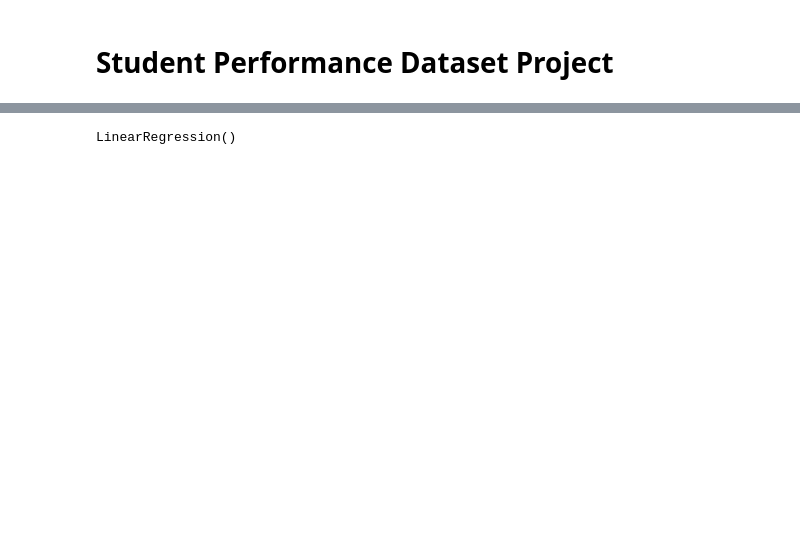
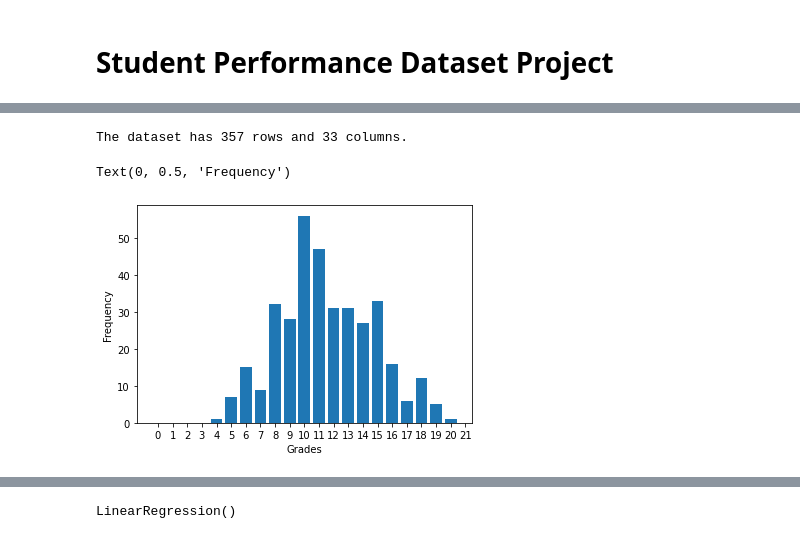
Before and after one commit to awesomner/fantastic-parakeet, a Jupyter notebook: student_dataset_project/student_dataset_project.ipynb, the cells around one changed output, grey strips where cells are left out. Cells and saved outputs as stored; diff of their text form; code cells hidden in the pictures; blank space fills up the shorter version.

```diff
--- a/student_dataset_project/student_dataset_project.ipynb
+++ b/student_dataset_project/student_dataset_project.ipynb
@@ -32,0 +119,19 @@ data[10:]
+# %%
+# Remove outliers
+data = data.loc[data['G3'] != 0]
+print("The dataset has %d rows and %d columns." % data.shape)
+# %% [output]
+The dataset has 357 rows and 33 columns.
+# %%
+# Plot grades
+grades = data['G3'].to_numpy()
+bins = np.arange(0, grades.max() + 1.5) - 0.5
+
+fix, ax = plt.subplots()
+ax.hist(grades, bins, rwidth=0.8)
+ax.set_xticks(bins + 0.5)
+ax.set_xlabel('Grades')
+ax.set_ylabel('Frequency')
+# %% [output]
+Text(0, 0.5, 'Frequency')
+[figure, added]
```
Also changed, not shown: parts of 29 cells of this notebook.
